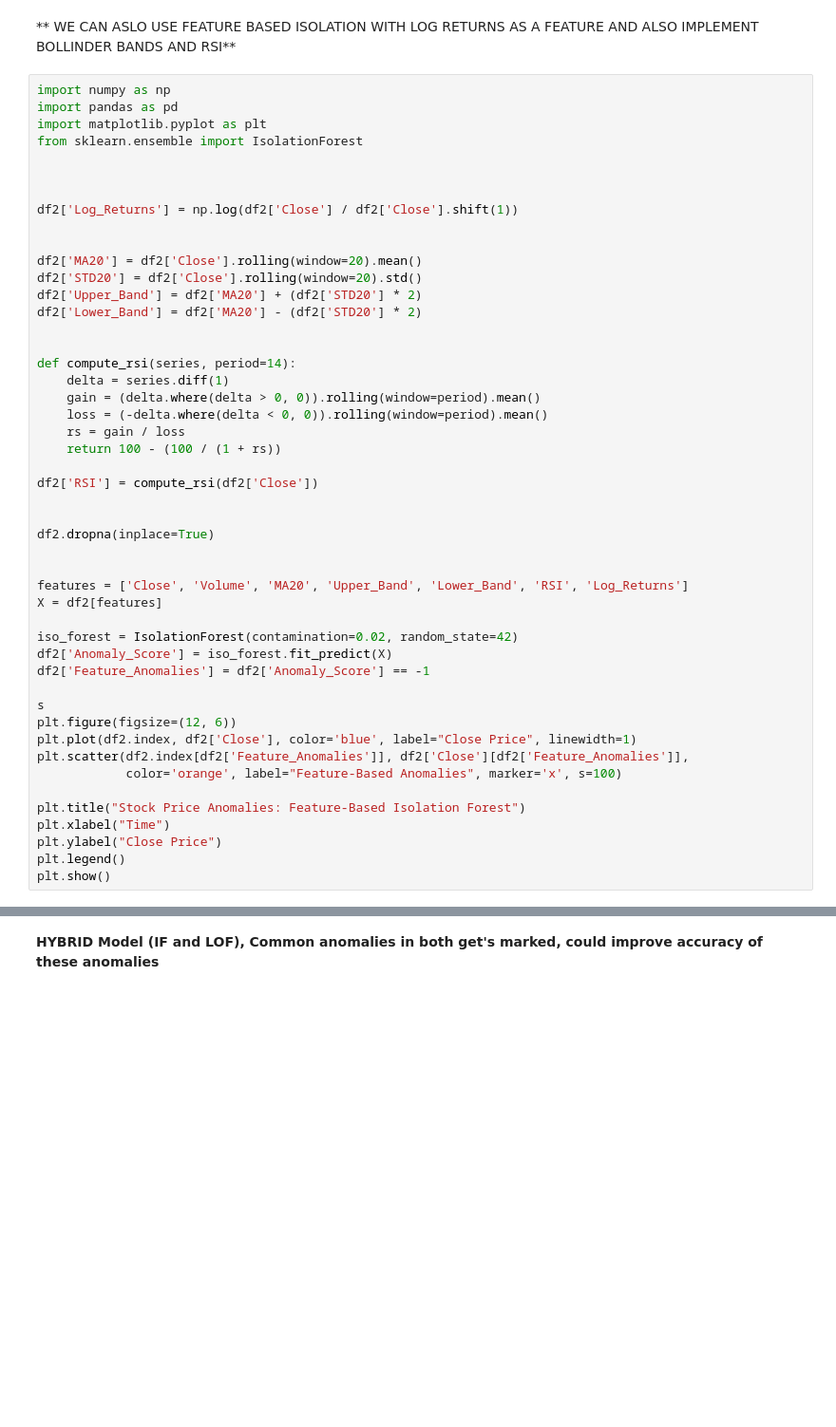
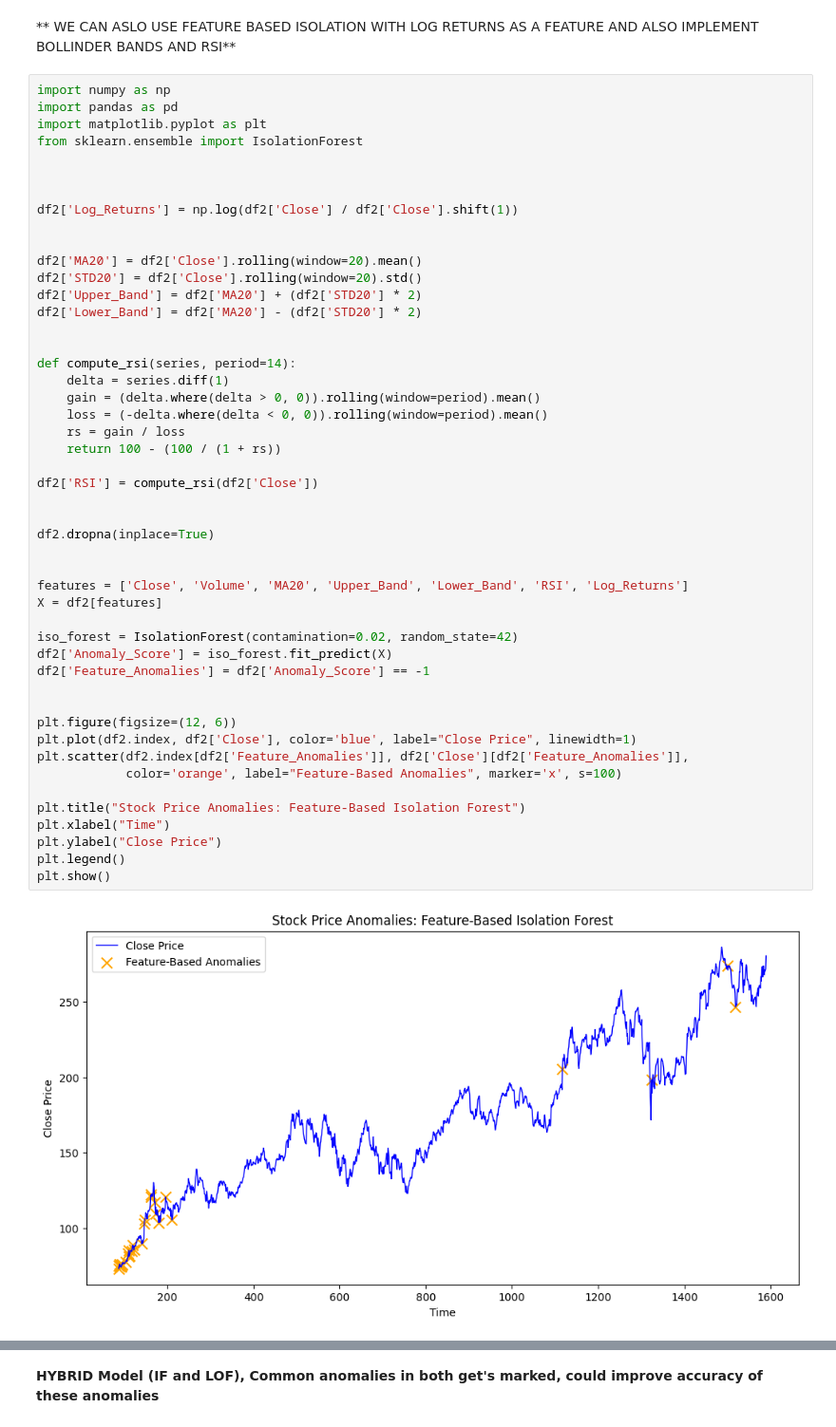
Before and after one commit to Tanay-Bankar-001/Apple-Stock-Anomaly-Detection-Identifying-Pump-and-Dump-Cases, a Jupyter notebook: analomy_detection_for_apple_stock_pump_and_dump_case.ipynb, the cells around one changed output, grey strips where cells are left out. Shown at 95% size. Cells and saved outputs as stored; diff of their text form; blank space fills up the shorter version.

```diff
--- a/analomy_detection_for_apple_stock_pump_and_dump_case.ipynb
+++ b/analomy_detection_for_apple_stock_pump_and_dump_case.ipynb
@@ -327,33 +475,35 @@ df2['Lower_Band'] = df2['MA20'] - (df2['STD20'] * 2)
 def compute_rsi(series, period=14):
     delta = series.diff(1)
     gain = (delta.where(delta > 0, 0)).rolling(window=period).mean()
     loss = (-delta.where(delta < 0, 0)).rolling(window=period).mean()
     rs = gain / loss
     return 100 - (100 / (1 + rs))
 
 df2['RSI'] = compute_rsi(df2['Close'])
 
 
 df2.dropna(inplace=True)
 
 
 features = ['Close', 'Volume', 'MA20', 'Upper_Band', 'Lower_Band', 'RSI', 'Log_Returns']
 X = df2[features]
 
 iso_forest = IsolationForest(contamination=0.02, random_state=42)
 df2['Anomaly_Score'] = iso_forest.fit_predict(X)
 df2['Feature_Anomalies'] = df2['Anomaly_Score'] == -1
 
-s
+
 plt.figure(figsize=(12, 6))
 plt.plot(df2.index, df2['Close'], color='blue', label="Close Price", linewidth=1)
 plt.scatter(df2.index[df2['Feature_Anomalies']], df2['Close'][df2['Feature_Anomalies']],
             color='orange', label="Feature-Based Anomalies", marker='x', s=100)
 
 plt.title("Stock Price Anomalies: Feature-Based Isolation Forest")
 plt.xlabel("Time")
 plt.ylabel("Close Price")
 plt.legend()
 plt.show()
+# %% [output]
+[figure, added]
 # %%
 print(df2['Feature_Anomalies'].value_counts())
```
Also changed, not shown: parts of 52 cells of this notebook.
